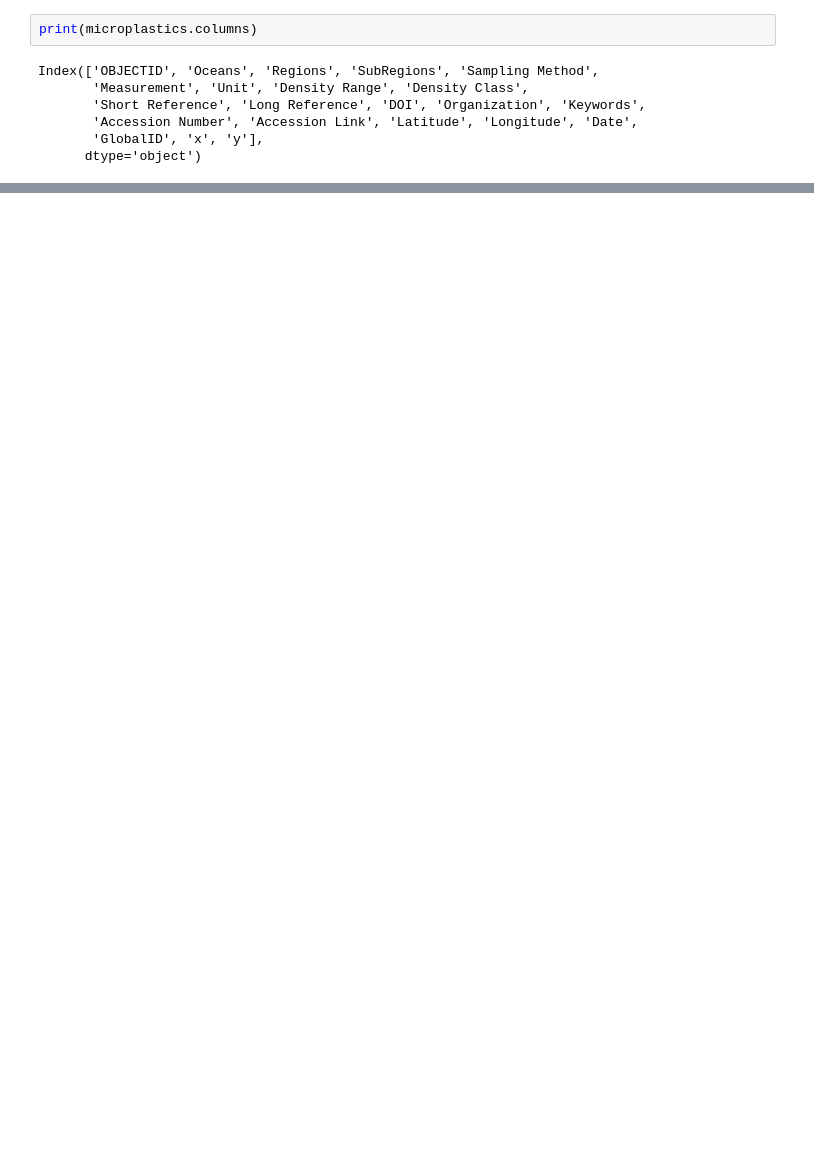
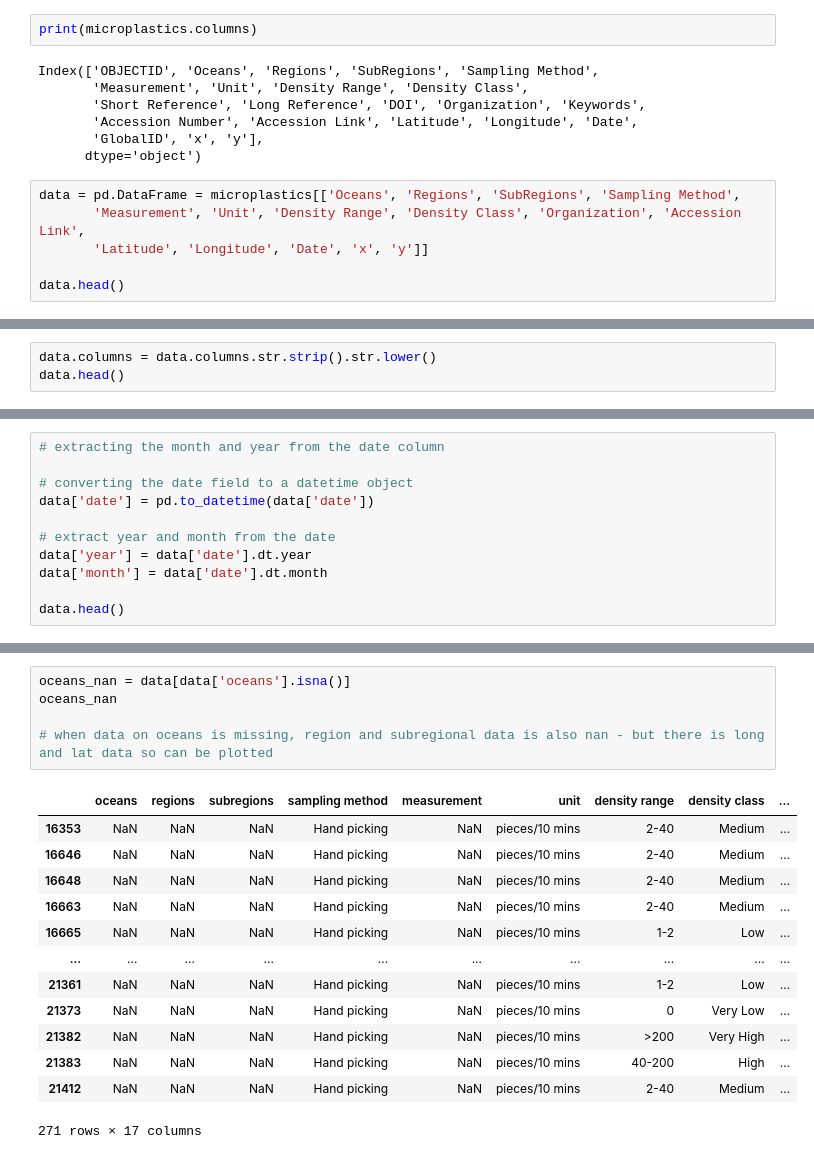
Before and after one commit to ashabensted/group-project, a Jupyter notebook: charli.ipynb, the cells around one changed output, grey strips where cells are left out. Saved outputs shown, nothing was run; the diff lists cells and outputs as text; blank space fills up the shorter version.

```diff
--- a/charli.ipynb
+++ b/charli.ipynb
@@ -64,3 +24,9 @@ Index(['OBJECTID', 'Oceans', 'Regions', 'SubRegions', 'Sampling Method',
        'Accession Number', 'Accession Link', 'Latitude', 'Longitude', 'Date',
        'GlobalID', 'x', 'y'],
       dtype='object')
+# %%
+data = pd.DataFrame = microplastics[['Oceans', 'Regions', 'SubRegions', 'Sampling Method',
+       'Measurement', 'Unit', 'Density Range', 'Density Class', 'Organization', 'Accession Link',
+       'Latitude', 'Longitude', 'Date', 'x', 'y']]
+
+data.head()
@@ -66,0 +40,3 @@ Index(['OBJECTID', 'Oceans', 'Regions', 'SubRegions', 'Sampling Method',
+# %%
+data.columns = data.columns.str.strip().str.lower()
+data.head()
@@ -66,0 +50,11 @@ Index(['OBJECTID', 'Oceans', 'Regions', 'SubRegions', 'Sampling Method',
+# %%
+# extracting the month and year from the date column
+
+# converting the date field to a datetime object
+data['date'] = pd.to_datetime(data['date'])
+
+# extract year and month from the date
+data['year'] = data['date'].dt.year
+data['month'] = data['date'].dt.month
+
+data.head()
@@ -66,0 +94,19 @@ Index(['OBJECTID', 'Oceans', 'Regions', 'SubRegions', 'Sampling Method',
+# %%
+oceans_nan = data[data['oceans'].isna()]
+oceans_nan
+
+# when data on oceans is missing, region and subregional data is also nan - but there is long and lat data so can be plotted
+# %% [output]
+|  | oceans | regions | subregions | sampling method | measurement | unit | density range | density class | ... |
+| 16353 | NaN | NaN | NaN | Hand picking | NaN | pieces/10 mins | 2-40 | Medium | ... |
+| 16646 | NaN | NaN | NaN | Hand picking | NaN | pieces/10 mins | 2-40 | Medium | ... |
+| 16648 | NaN | NaN | NaN | Hand picking | NaN | pieces/10 mins | 2-40 | Medium | ... |
+| 16663 | NaN | NaN | NaN | Hand picking | NaN | pieces/10 mins | 2-40 | Medium | ... |
+| 16665 | NaN | NaN | NaN | Hand picking | NaN | pieces/10 mins | 1-2 | Low | ... |
+| ... | ... | ... | ... | ... | ... | ... | ... | ... | ... |
+| 21361 | NaN | NaN | NaN | Hand picking | NaN | pieces/10 mins | 1-2 | Low | ... |
+| 21373 | NaN | NaN | NaN | Hand picking | NaN | pieces/10 mins | 0 | Very Low | ... |
+| 21382 | NaN | NaN | NaN | Hand picking | NaN | pieces/10 mins | >200 | Very High | ... |
+| 21383 | NaN | NaN | NaN | Hand picking | NaN | pieces/10 mins | 40-200 | High | ... |
+| 21412 | NaN | NaN | NaN | Hand picking | NaN | pieces/10 mins | 2-40 | Medium | ... |
+271 rows × 17 columns
```
Also changed, not shown: parts of 29 cells of this notebook.
